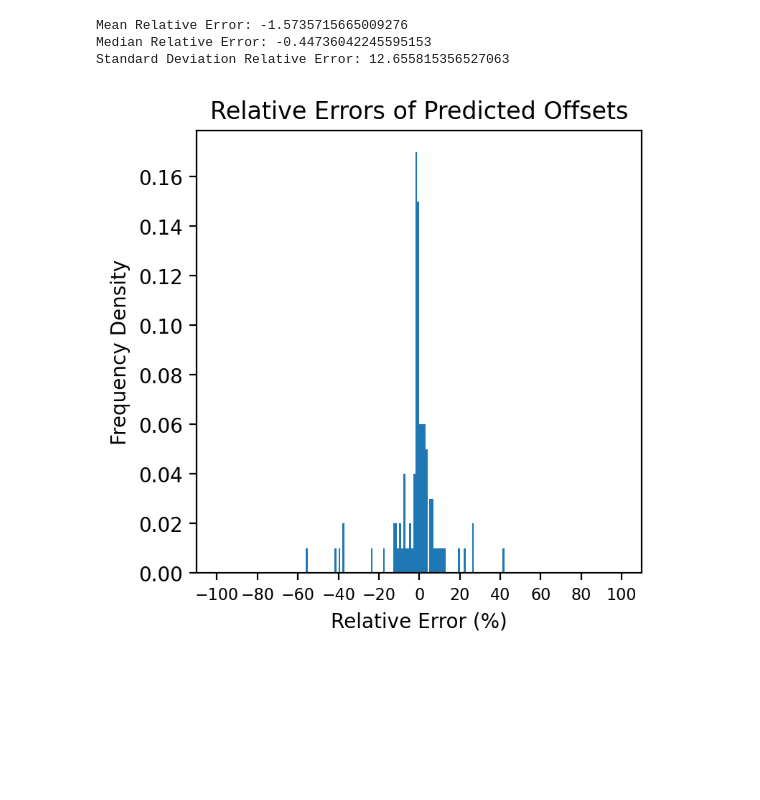
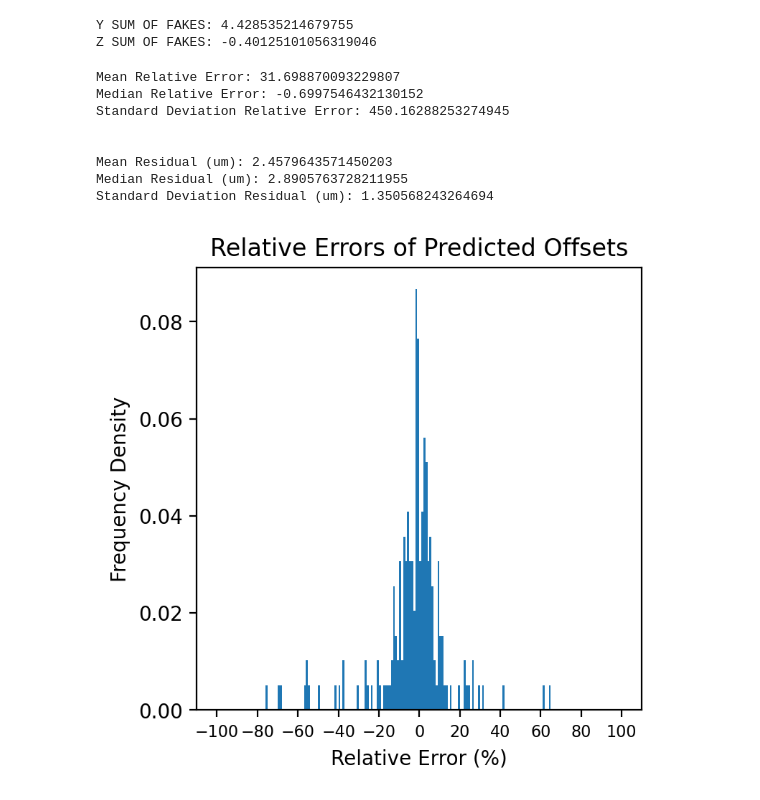
Before and after one commit to ldk111/FASER-2-MPhys-Project, a Jupyter notebook: Analysis/analysis.ipynb, the cells around one changed output. Saved outputs shown, nothing was run; the diff lists cells and outputs as text; code cells hidden in the pictures; blank space fills up the shorter version.

```diff
--- a/Analysis/analysis.ipynb
+++ b/Analysis/analysis.ipynb
@@ -52,29 +52,46 @@ SUM OF SQUARES: 2.586596262560612e-05
 SUM OF TRUE SQUARES: 0.017069946943355452
 MEAN PERCENTAGE DIFFERENCE: nan
 MEDIAN PERCENTAGE DIFFERENCE: nan
+# %%
+print("Y SUM OF FAKES: " + str(np.sum(pred_offsets_y[offsets_y.flatten() == 0])))
+print("Z SUM OF FAKES: " + str(np.sum(pred_offsets_z[offsets_z.flatten() == 0])))
+# %% [output]
+Y SUM OF FAKES: 4.428535214679755
+Z SUM OF FAKES: -0.40125101056319046
 # %%
 offsets_y_flat = offsets_y.flatten()
-truth = offsets_y_flat[offsets_y_flat != 0]
-pred = pred_offsets_y[pred_offsets_y != 0]
+offsets_z_flat = offsets_z.flatten()
+truth = np.append(offsets_y_flat[offsets_y_flat != 0], offsets_z_flat[offsets_z_flat != 0])
+pred = np.append(pred_offsets_y[offsets_y_flat != 0], pred_offsets_z[offsets_z_flat != 0])
 
+res = pred-truth
 rel_err = (((pred - truth)/truth)*100)
 
 print("Mean Relative Error: " + str(np.mean(rel_err)))
 print("Median Relative Error: " + str(np.median(rel_err)))
 print("Standard Deviation Relative Error: " + str(np.std(rel_err)))
+print("\n")
+print("Mean Residual (um): " + str(np.mean(np.abs(res))*1000))
+print("Median Residual (um): " + str(np.median(np.abs(res))*1000))
+print("Standard Deviation Residual (um): " + str(np.std(res)*1000))
 # %% [output]
-Mean Relative Error: -1.5735715665009276
-Median Relative Error: -0.44736042245595153
-Standard Deviation Relative Error: 12.655815356527063
+Mean Relative Error: 31.698870093229807
+Median Relative Error: -0.6997546432130152
+Standard Deviation Relative Error: 450.16288253274945
+
+
+Mean Residual (um): 2.4579643571450203
+Median Residual (um): 2.8905763728211955
+Standard Deviation Residual (um): 1.350568243264694
 # %%
 from matplotlib import pyplot as plt
 
 plt.figure(figsize = (4,4), dpi = 200)
-plt.hist(rel_err, bins = np.arange(-100, 101), density = True)
+plt.hist(rel_err, bins = np.arange(-100, 101, 1), density = True)
 plt.xlabel("Relative Error (%)")
 plt.ylabel("Frequency Density")
 plt.title("Relative Errors of Predicted Offsets")
 plt.xticks(np.arange(-100,120,20), size = 8)
 plt.show()
 # %% [output]
-[figure, old version]
+[figure, new version]
```
Also changed, not shown: parts of 3 cells of this notebook, 2 other files.
